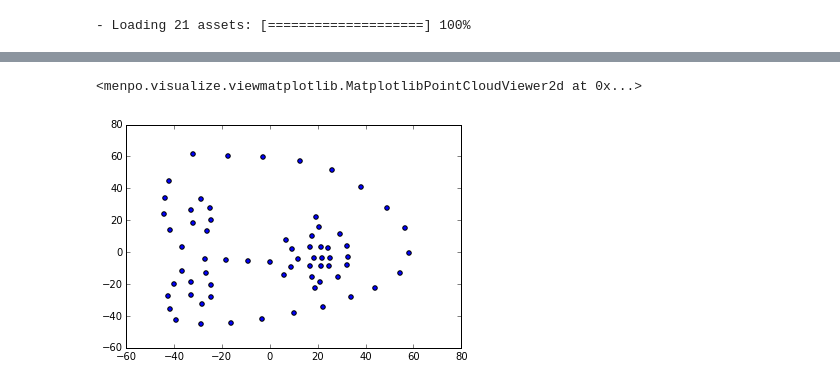
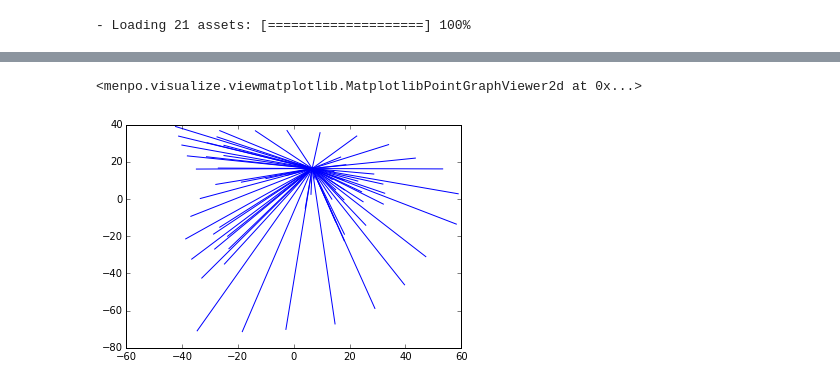
Before and after one commit to nontas/antonakoscvpr2015, a Jupyter notebook: Untitled0.ipynb, the cells around one changed output, grey strips where cells are left out. Saved outputs shown, nothing was run; the diff lists cells and outputs as text; code cells hidden in the pictures.

```diff
--- a/Untitled0.ipynb
+++ b/Untitled0.ipynb
@@ -10,7 +10,7 @@ def load_database(path_to_images, crop_percentage, max_images=None):
         i.crop_to_landmarks_proportion_inplace(crop_percentage)
 
         # convert it to grayscale if needed
-        if i.n_channels == ~3:
+        if i.n_channels == 3:
             i = i.as_greyscale(mode='luminosity')
 
         # append it to the list
@@ -40,12 +40,10 @@ from menpo.feature import no_op
 aps = APSBuilder(adjacency_array=adjacency_array,
                  root_vertex=0,
                  features=no_op,
-                 patch_size=(5, 5),
-                 normalize_patches=False,
+                 patch_shape=(5, 5),
                  normalization_diagonal=150,
-                 sigma=None,
-                 scales=(1., 0.5),
-                 scale_shapes=True,
-                 scale_features=True,
+                 n_levels=3,
+                 downscale=2,
+                 scaled_shape_models=True,
                  max_shape_components=None).build(training_images, verbose=True)
 # %% [output]
@@ -69,5 +59,5 @@ tree.view()
 # %%
-aps.random_instance().view()
+aps.random_instance(as_tree=True).view()
 # %% [output]
-<menpo.visualize.viewmatplotlib.MatplotlibPointCloudViewer2d at 0x...>
+<menpo.visualize.viewmatplotlib.MatplotlibPointGraphViewer2d at 0x...>
-[figure, old version]
+[figure, new version]
```
Also changed, not shown: parts of 14 cells of this notebook, 4 other files.
